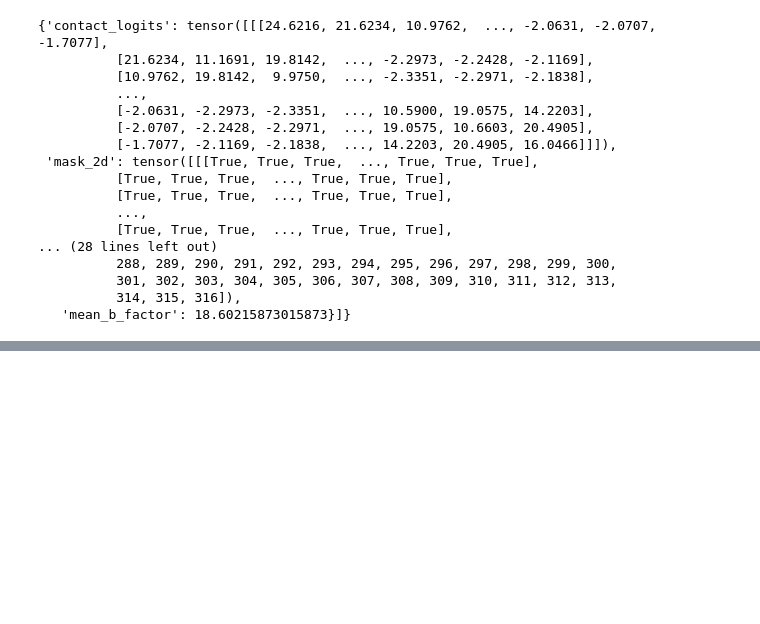
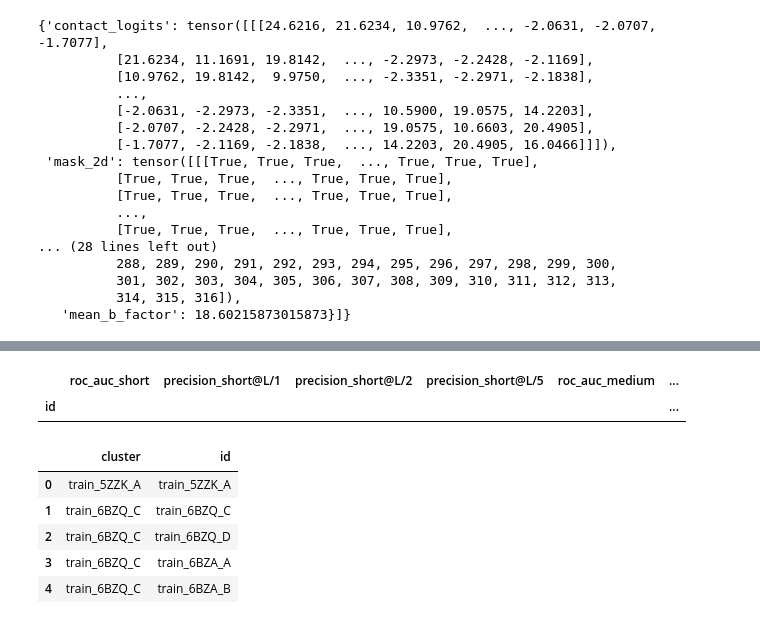
Before and after one commit to gottalottarock/esm-2-contact-map, a Jupyter notebook: ipynb/visualize/visualize_predictions.ipynb, the cells around one changed output, grey strips where cells are left out. Saved outputs shown, nothing was run; the diff lists cells and outputs as text; code cells hidden in the pictures; blank space fills up the shorter version.

```diff
--- a/ipynb/visualize/visualize_predictions.ipynb
+++ b/ipynb/visualize/visualize_predictions.ipynb
@@ -180,0 +184,16 @@ train_3C0D_H
+# %%
+metrics.loc[metrics.index.str.contains('3LYW')]
+# %% [output]
+|  | roc_auc_short | precision_short@L/1 | precision_short@L/2 | precision_short@L/5 | roc_auc_medium | ... |
+| id |  |  |  |  |  | ... |
+# %%
+clusters = pd.read_csv('../../pipeline/output/mmseqs/all_seqs_clust.tsv', sep='\t', header=None)
+clusters.columns = ['cluster', 'id']
+clusters.head()
+# %% [output]
+|  | cluster | id |
+| 0 | train_5ZZK_A | train_5ZZK_A |
+| 1 | train_6BZQ_C | train_6BZQ_C |
+| 2 | train_6BZQ_C | train_6BZQ_D |
+| 3 | train_6BZQ_C | train_6BZA_A |
+| 4 | train_6BZQ_C | train_6BZA_B |
```
Also changed, not shown: parts of 9 cells of this notebook, 5 other files.
